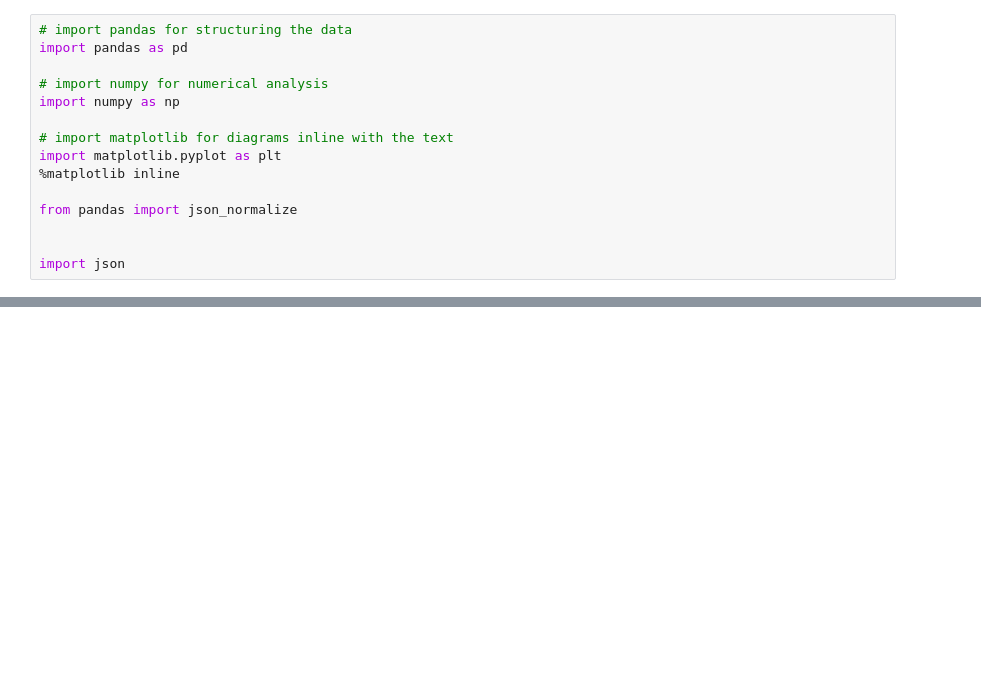
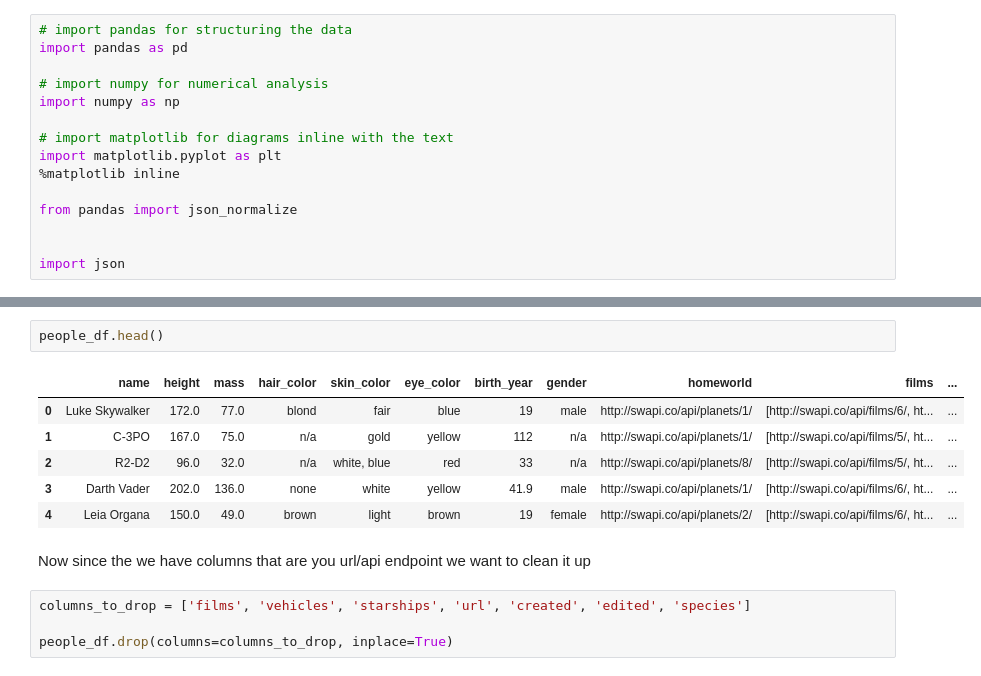
Before and after one commit to Freddo-404/BI-FFJR, a Jupyter notebook: Starwars.ipynb, the cells around one changed output, grey strips where cells are left out. Saved outputs shown, nothing was run; the diff lists cells and outputs as text; blank space fills up the shorter version.

```diff
--- a/Starwars.ipynb
+++ b/Starwars.ipynb
@@ -31,0 +93,15 @@ people_df.head(5)  # Display the first 5 rows of the DataFrame
+# %%
+people_df.head()
+# %% [output]
+|  | name | height | mass | hair_color | skin_color | eye_color | birth_year | gender | homeworld | films | ... |
+| 0 | Luke Skywalker | 172.0 | 77.0 | blond | fair | blue | 19 | male | http://swapi.co/api/planets/1/ | [http://swapi.co/api/films/6/, ht... | ... |
+| 1 | C-3PO | 167.0 | 75.0 | n/a | gold | yellow | 112 | n/a | http://swapi.co/api/planets/1/ | [http://swapi.co/api/films/5/, ht... | ... |
+| 2 | R2-D2 | 96.0 | 32.0 | n/a | white, blue | red | 33 | n/a | http://swapi.co/api/planets/8/ | [http://swapi.co/api/films/5/, ht... | ... |
+| 3 | Darth Vader | 202.0 | 136.0 | none | white | yellow | 41.9 | male | http://swapi.co/api/planets/1/ | [http://swapi.co/api/films/6/, ht... | ... |
+| 4 | Leia Organa | 150.0 | 49.0 | brown | light | brown | 19 | female | http://swapi.co/api/planets/2/ | [http://swapi.co/api/films/6/, ht... | ... |
+# %% [markdown]
+Now since the we have columns that are you url/api endpoint we want to clean it up
+# %%
+columns_to_drop = ['films', 'vehicles', 'starships', 'url', 'created', 'edited', 'species']
+
+people_df.drop(columns=columns_to_drop, inplace=True)
```
Also changed, not shown: parts of 21 cells of this notebook.
